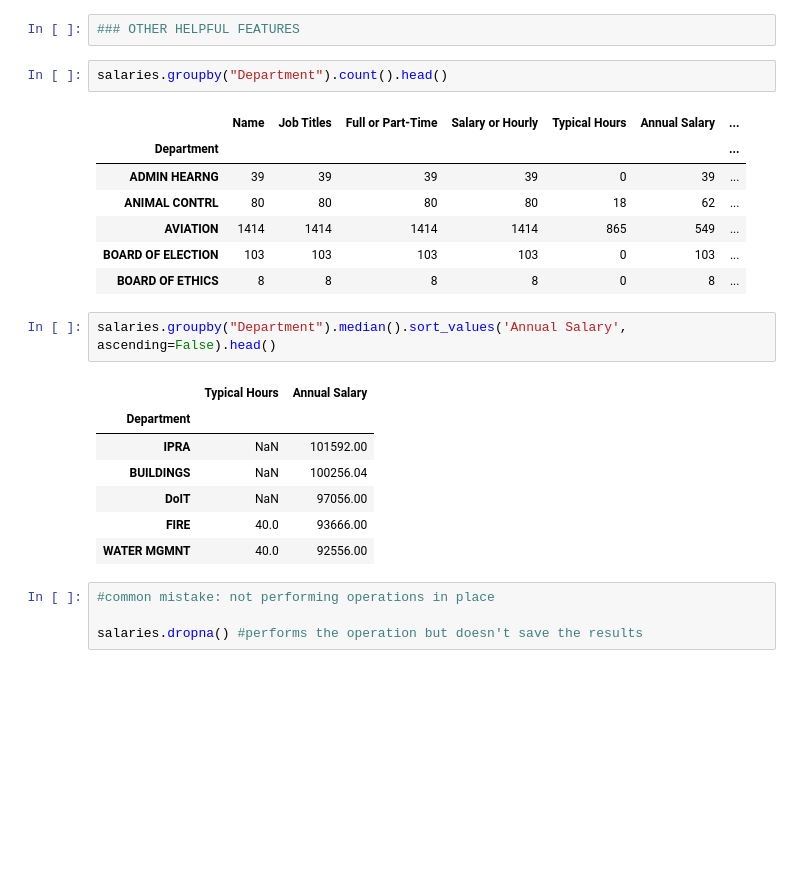
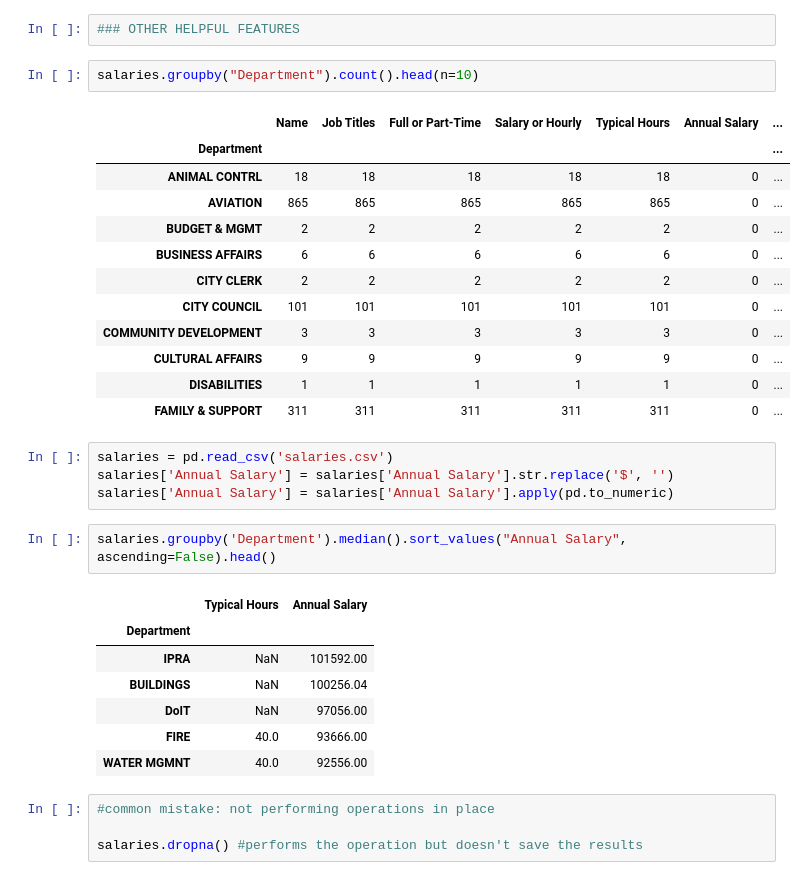
Before and after one commit to emmacooperpeterson/ippp, a Jupyter notebook: my notes/TAsession4_pandas.ipynb, the cells around one changed output. Cells and saved outputs as stored; diff of their text form; blank space fills up the shorter version.

```diff
--- a/my notes/TAsession4_pandas.ipynb
+++ b/my notes/TAsession4_pandas.ipynb
@@ -326,17 +360,26 @@ pd.concat([df_x, df_y]) #what will this look like?
 # %%
 ### OTHER HELPFUL FEATURES
 # %%
-salaries.groupby("Department").count().head()
+salaries.groupby("Department").count().head(n=10)
 # %% [output]
 |  | Name | Job Titles | Full or Part-Time | Salary or Hourly | Typical Hours | Annual Salary | ... |
 | Department |  |  |  |  |  |  | ... |
-| ADMIN HEARNG | 39 | 39 | 39 | 39 | 0 | 39 | ... |
-| ANIMAL CONTRL | 80 | 80 | 80 | 80 | 18 | 62 | ... |
-| AVIATION | 1414 | 1414 | 1414 | 1414 | 865 | 549 | ... |
-| BOARD OF ELECTION | 103 | 103 | 103 | 103 | 0 | 103 | ... |
-| BOARD OF ETHICS | 8 | 8 | 8 | 8 | 0 | 8 | ... |
+| ANIMAL CONTRL | 18 | 18 | 18 | 18 | 18 | 0 | ... |
+| AVIATION | 865 | 865 | 865 | 865 | 865 | 0 | ... |
+| BUDGET & MGMT | 2 | 2 | 2 | 2 | 2 | 0 | ... |
+| BUSINESS AFFAIRS | 6 | 6 | 6 | 6 | 6 | 0 | ... |
+| CITY CLERK | 2 | 2 | 2 | 2 | 2 | 0 | ... |
+| CITY COUNCIL | 101 | 101 | 101 | 101 | 101 | 0 | ... |
+| COMMUNITY DEVELOPMENT | 3 | 3 | 3 | 3 | 3 | 0 | ... |
+| CULTURAL AFFAIRS | 9 | 9 | 9 | 9 | 9 | 0 | ... |
+| DISABILITIES | 1 | 1 | 1 | 1 | 1 | 0 | ... |
+| FAMILY & SUPPORT | 311 | 311 | 311 | 311 | 311 | 0 | ... |
+# %%
+salaries = pd.read_csv('salaries.csv')
+salaries['Annual Salary'] = salaries['Annual Salary'].str.replace('$', '')
+salaries['Annual Salary'] = salaries['Annual Salary'].apply(pd.to_numeric)
 # %%
-salaries.groupby("Department").median().sort_values('Annual Salary', ascending=False).head()
+salaries.groupby('Department').median().sort_values("Annual Salary", ascending=False).head()
 # %% [output]
 |  | Typical Hours | Annual Salary |
 | Department |  |  |
```
Also changed, not shown: parts of 28 cells of this notebook.
